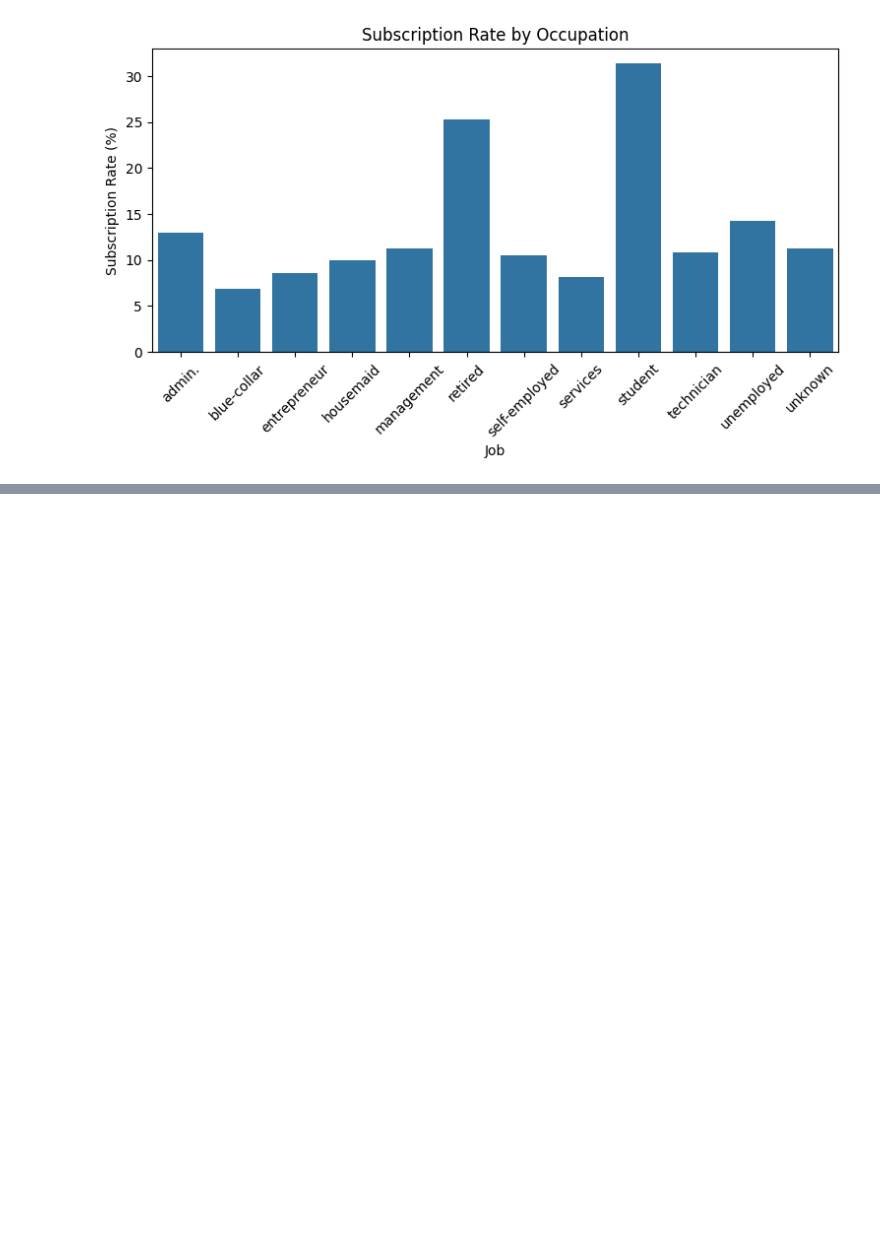
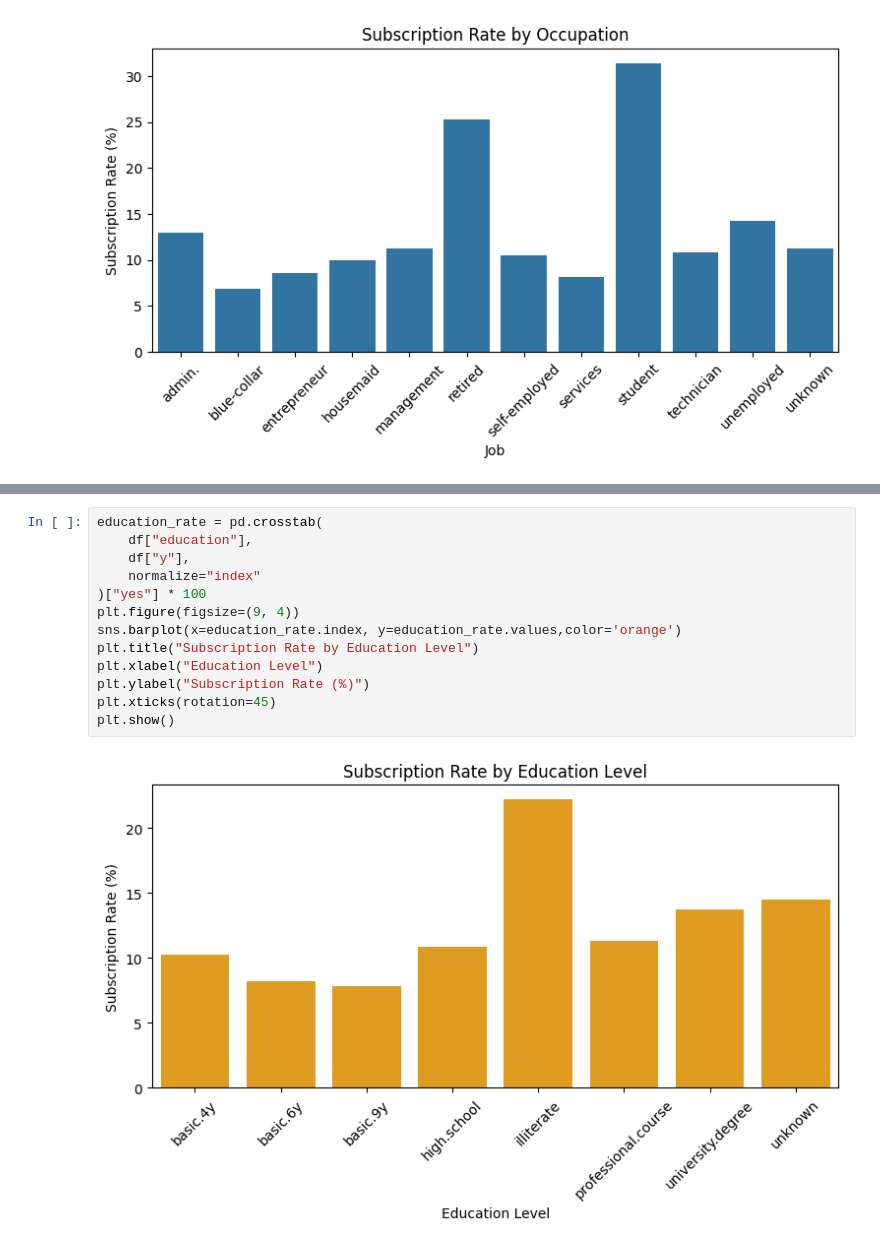
Before and after one commit to Chandni-R53/Marketing-Campaign-Analysis, a Jupyter notebook: analysis.ipynb, the cells around one changed output, grey strips where cells are left out. Drawn from its saved outputs; the diff is of its cells as text; blank space fills up the shorter version.

```diff
--- a/analysis.ipynb
+++ b/analysis.ipynb
@@ -371,0 +430,15 @@ plt.show()
+# %%
+education_rate = pd.crosstab(
+    df["education"],
+    df["y"],
+    normalize="index"
+)["yes"] * 100
+plt.figure(figsize=(9, 4))
+sns.barplot(x=education_rate.index, y=education_rate.values,color='orange')
+plt.title("Subscription Rate by Education Level")
+plt.xlabel("Education Level")
+plt.ylabel("Subscription Rate (%)")
+plt.xticks(rotation=45)
+plt.show()
+# %% [output]
+[figure, added]
```
Also changed, not shown: parts of 13 cells of this notebook.
